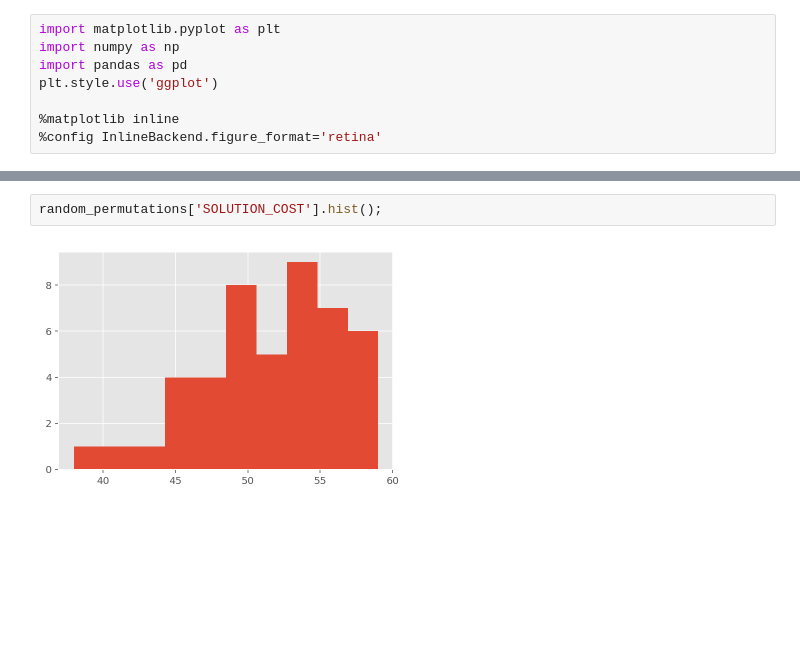
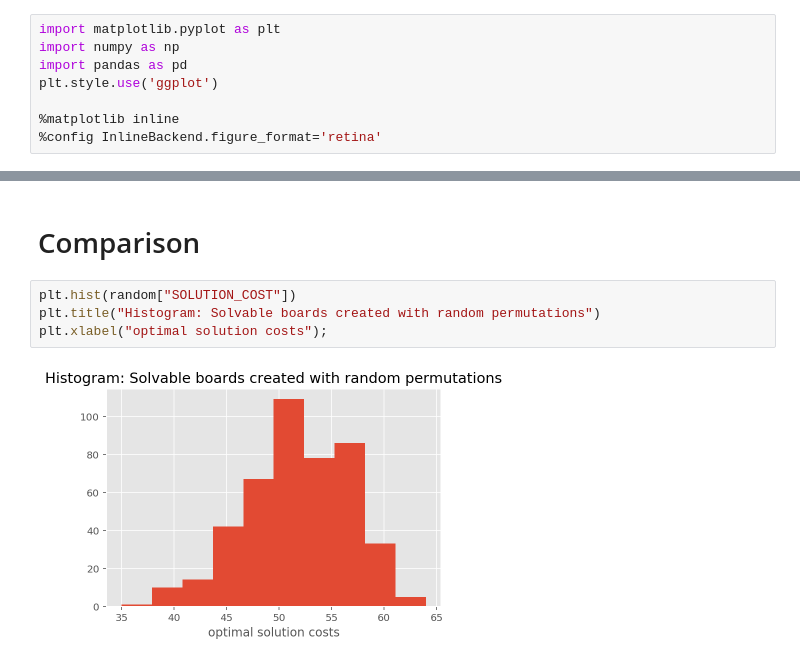
Before and after one commit to vcahlik/fifteen-puzzle, a Jupyter notebook: prototype/notebooks/RandomBoardsDistributions.ipynb, the cells around one changed output, grey strips where cells are left out. Drawn from its saved outputs; the diff is of its cells as text; blank space fills up the shorter version.

```diff
--- a/prototype/notebooks/RandomBoardsDistributions.ipynb
+++ b/prototype/notebooks/RandomBoardsDistributions.ipynb
@@ -58,4 +101,8 @@ random_permutations.head()
-# %%
-random_permutations['SOLUTION_COST'].hist();
-# %% [output]
-[figure, removed]
+# %% [markdown]
+# Comparison
+# %%
+plt.hist(random["SOLUTION_COST"])
+plt.title("Histogram: Solvable boards created with random permutations")
+plt.xlabel("optimal solution costs");
+# %% [output]
+[figure, added]
```
Also changed, not shown: parts of 19 cells of this notebook, 4 other files.
